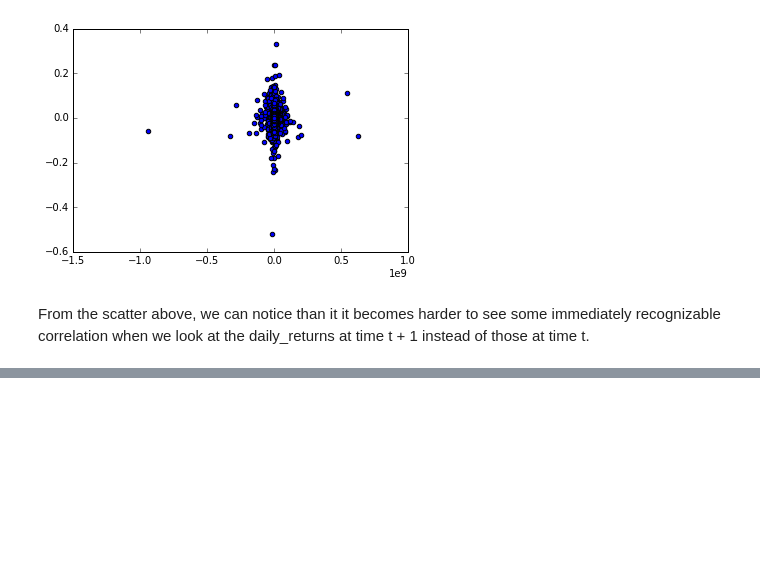
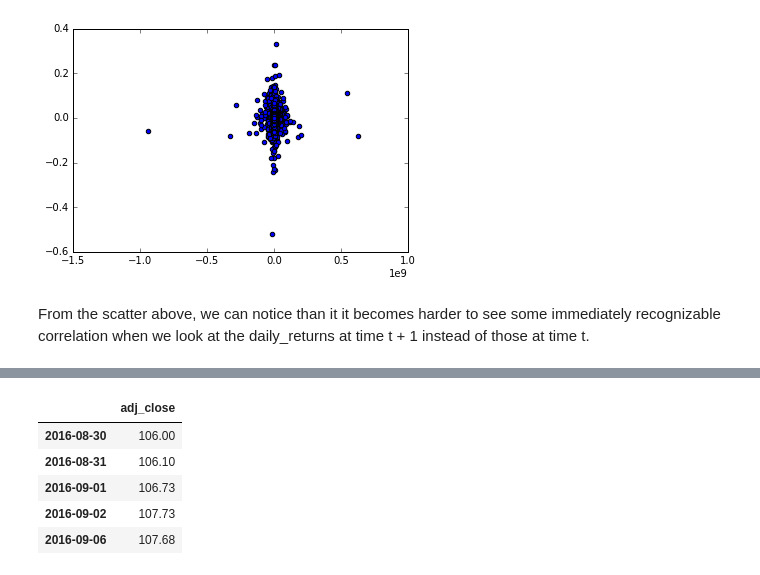
Before and after one commit to DannyZuko/machine-learning, a Jupyter notebook: projects/capstone/report.ipynb, the cells around one changed output, grey strips where cells are left out. Cells and saved outputs as stored; diff of their text form; code cells hidden in the pictures; blank space fills up the shorter version.

```diff
--- a/projects/capstone/report.ipynb
+++ b/projects/capstone/report.ipynb
@@ -648,0 +673,10 @@ From the scatter above, we can notice than it it becomes harder to see some imme
+# %%
+# show last datapoints in dataset
+display(data[['adj_close']].tail())
+# %% [output]
+|  | adj_close |
+| 2016-08-30 | 106.00 |
+| 2016-08-31 | 106.10 |
+| 2016-09-01 | 106.73 |
+| 2016-09-02 | 107.73 |
+| 2016-09-06 | 107.68 |
```
Also changed, not shown: parts of 16 cells of this notebook, 1 other file.
